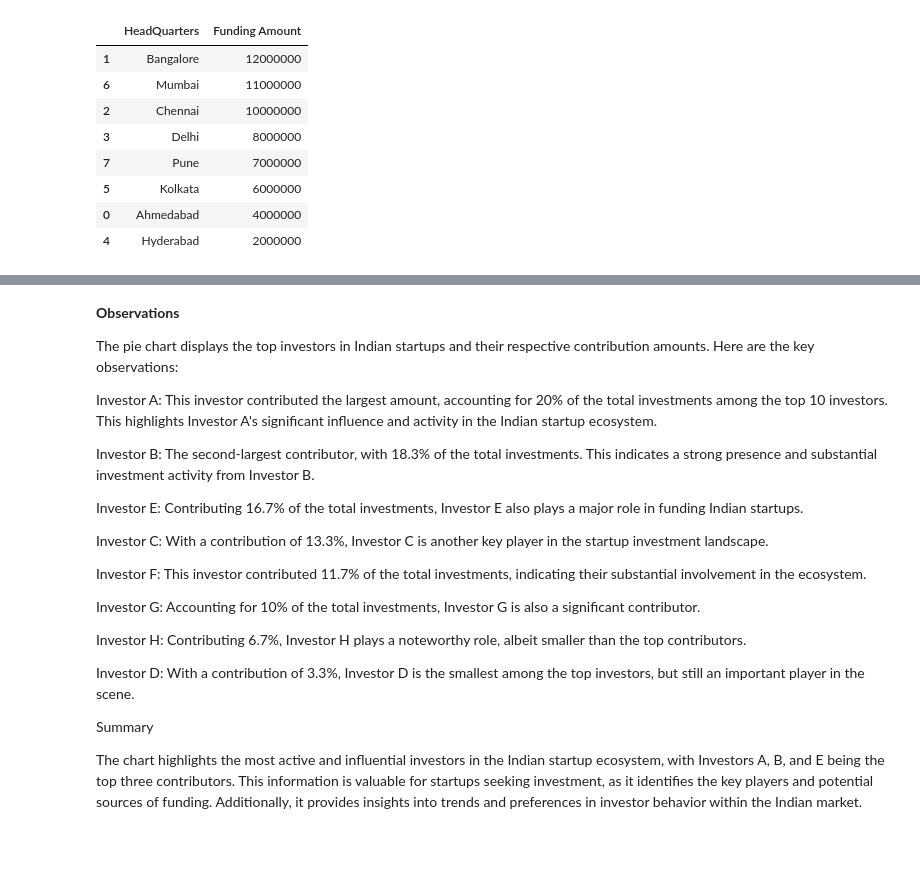
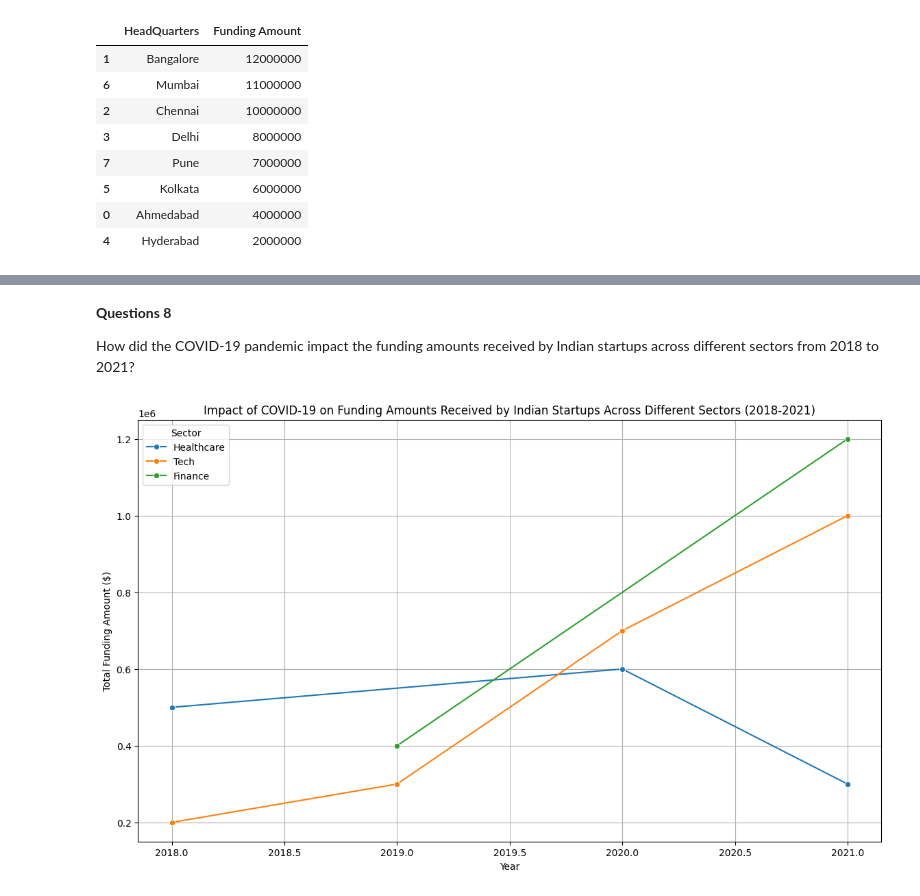
Before and after one commit to Wisdom-EdemD-rah/Indian-Startup-Ecosystem-Project, a Jupyter notebook: Notebooks/ISEP.ipynb, the cells around one changed output, grey strips where cells are left out. Cells and saved outputs as stored; diff of their text form; code cells hidden in the pictures; blank space fills up the shorter version.

```diff
--- a/Notebooks/ISEP.ipynb
+++ b/Notebooks/ISEP.ipynb
@@ -3273,24 +3080,28 @@ plt.show()
-# %% [markdown]
-**Observations**
-
-The pie chart displays the top investors in Indian startups and their respective contribution amounts. Here are the key observations:
-
-Investor A: This investor contributed the largest amount, accounting for 20% of the total investments among the top 10 investors. This highlights Investor A's significant influence and activity in the Indian startup ecosystem.
-
-Investor B: The second-largest contributor, with 18.3% of the total investments. This indicates a strong presence and substantial investment activity from Investor B.
-
-Investor E: Contributing 16.7% of the total investments, Investor E also plays a major role in funding Indian startups.
-
-Investor C: With a contribution of 13.3%, Investor C is another key player in the startup investment landscape.
-
-Investor F: This investor contributed 11.7% of the total investments, indicating their substantial involvement in the ecosystem.
-
-Investor G: Accounting for 10% of the total investments, Investor G is also a significant contributor.
-
-Investor H: Contributing 6.7%, Investor H plays a noteworthy role, albeit smaller than the top contributors.
-
-Investor D: With a contribution of 3.3%, Investor D is the smallest among the top investors, but still an important player in the scene.
-
-Summary
-
-The chart highlights the most active and influential investors in the Indian startup ecosystem, with Investors A, B, and E being the top three contributors. This information is valuable for startups seeking investment, as it identifies the key players and potential sources of funding. Additionally, it provides insights into trends and preferences in investor behavior within the Indian market.
+# %% [markdown]
+**Questions 8**
+
+How did the COVID-19 pandemic impact the funding amounts received by Indian startups across different sectors from 2018 to 2021?
+# %%
+data = {
+    'Year': ['2018', '2018', '2019', '2019', '2020', '2020', '2021', '2021', '2021', '2021'],
+    'Sector': ['Tech', 'Healthcare', 'Tech', 'Finance', 'Healthcare', 'Tech', 'Finance', 'Tech', 'Healthcare', 'Finance'],
+    'Amount($)': [200000, 500000, 300000, 400000, 600000, 700000, 800000, 1000000, 300000, 400000]
+}
+
+df_merged = pd.DataFrame(data)
+df_merged['Year'] = pd.to_datetime(df_merged['Year']).dt.year
+
+# Grouping the data by year and sector, then summing the amounts
+grouped_data = df_merged.groupby(['Year', 'Sector'])['Amount($)'].sum().reset_index()
+
+# Plotting the data
+plt.figure(figsize=(14, 8))
+sns.lineplot(data=grouped_data, x='Year', y='Amount($)', hue='Sector', marker='o')
+plt.title('Impact of COVID-19 on Funding Amounts Received by Indian Startups Across Different Sectors (2018-2021)')
+plt.xlabel('Year')
+plt.ylabel('Total Funding Amount ($)')
+plt.legend(title='Sector')
+plt.grid(True)
+plt.show()
+# %% [output]
+[figure, added]
```
Also changed, not shown: parts of 32 cells of this notebook.
